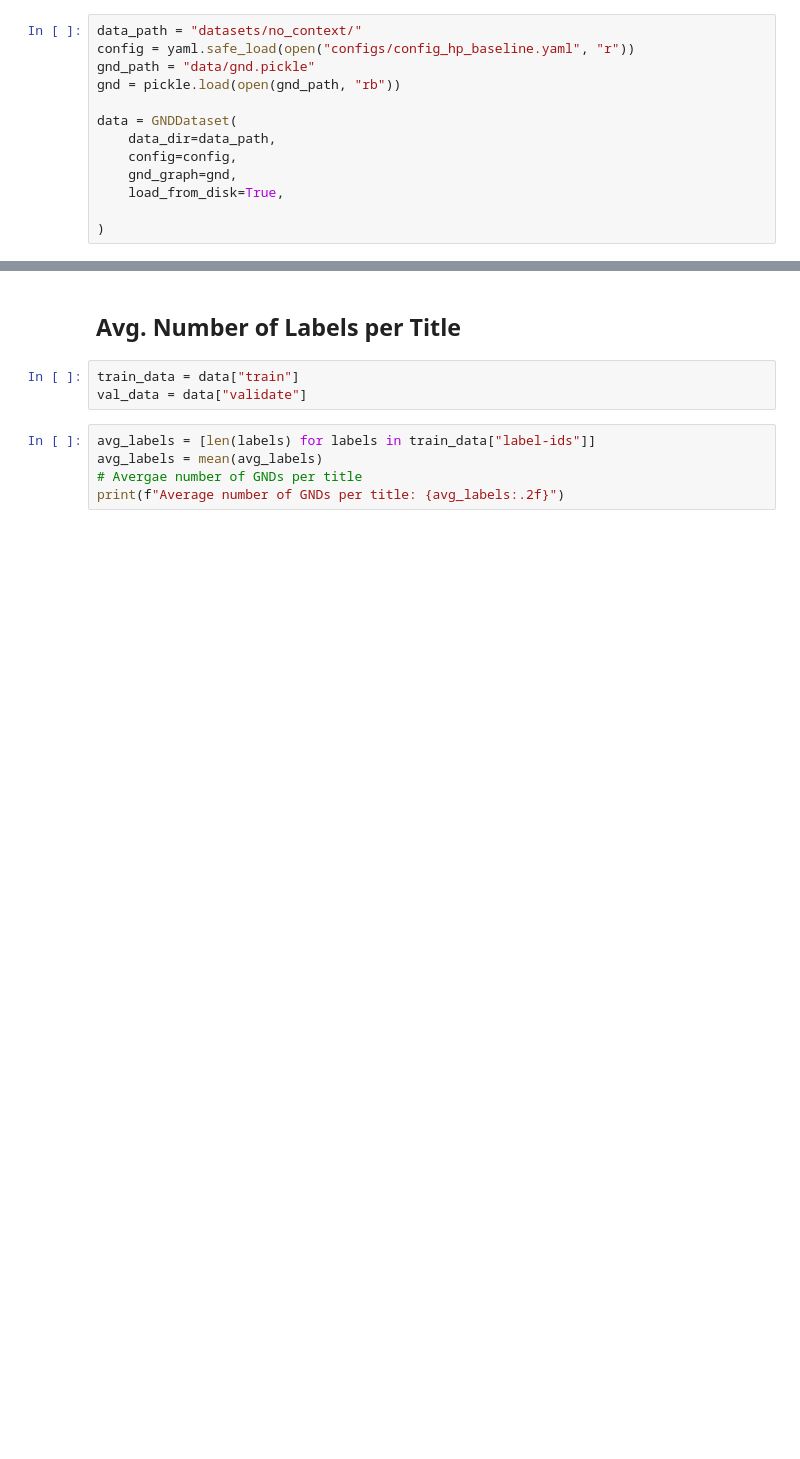
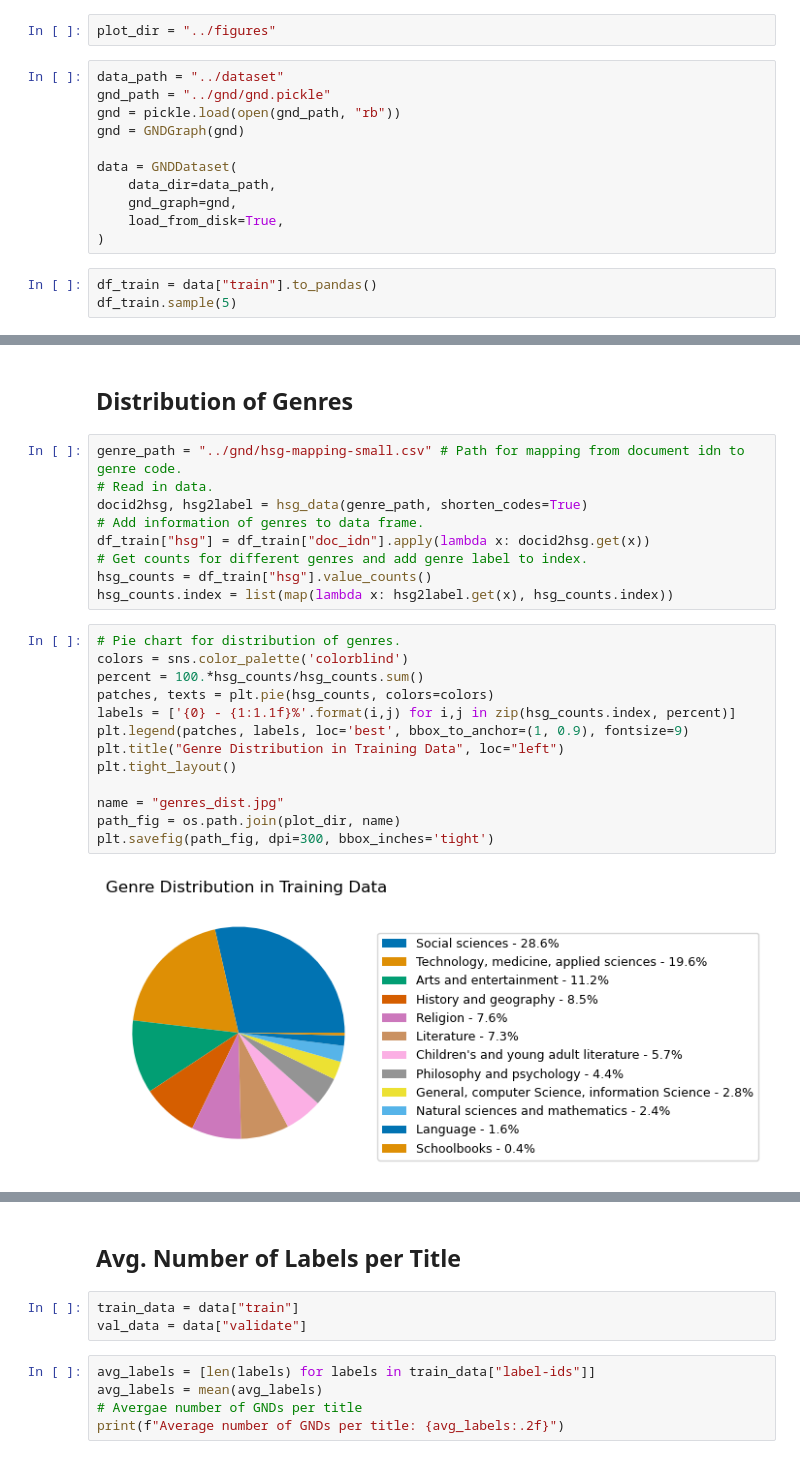
Before and after one commit to katjakon/xmlc-knowledge, a Jupyter notebook: notebooks/figures.ipynb, the cells around one changed output, grey strips where cells are left out. Drawn from its saved outputs; the diff is of its cells as text; blank space fills up the shorter version.

Commit message:
Update figures

```diff
--- a/notebooks/figures.ipynb
+++ b/notebooks/figures.ipynb
@@ -17,13 +22,16 @@ import random
+# %%
+plot_dir = "../figures"
 # %%
-data_path = "datasets/no_context/"
-config = yaml.safe_load(open("configs/config_hp_baseline.yaml", "r"))
-gnd_path = "data/gnd.pickle"
+data_path = "../dataset"
+gnd_path = "../gnd/gnd.pickle"
 gnd = pickle.load(open(gnd_path, "rb"))
+gnd = GNDGraph(gnd)
 
 data = GNDDataset(
     data_dir=data_path,
-    config=config,
     gnd_graph=gnd,
     load_from_disk=True,
-
 )
+# %%
+df_train = data["train"].to_pandas()
+df_train.sample(5)
@@ -29,0 +45,26 @@ data = GNDDataset(
+# %% [markdown]
+## Distribution of Genres
+# %%
+genre_path = "../gnd/hsg-mapping-small.csv" # Path for mapping from document idn to genre code.
+# Read in data.
+docid2hsg, hsg2label = hsg_data(genre_path, shorten_codes=True)
+# Add information of genres to data frame.
+df_train["hsg"] = df_train["doc_idn"].apply(lambda x: docid2hsg.get(x))
+# Get counts for different genres and add genre label to index.
+hsg_counts = df_train["hsg"].value_counts()
+hsg_counts.index = list(map(lambda x: hsg2label.get(x), hsg_counts.index))
+# %%
+# Pie chart for distribution of genres.
+colors = sns.color_palette('colorblind')
+percent = 100.*hsg_counts/hsg_counts.sum()
+patches, texts = plt.pie(hsg_counts, colors=colors)
+labels = ['{0} - {1:1.1f}%'.format(i,j) for i,j in zip(hsg_counts.index, percent)]
+plt.legend(patches, labels, loc='best', bbox_to_anchor=(1, 0.9), fontsize=9)
+plt.title("Genre Distribution in Training Data", loc="left")
+plt.tight_layout()
+
+name = "genres_dist.jpg"
+path_fig = os.path.join(plot_dir, name)
+plt.savefig(path_fig, dpi=300, bbox_inches='tight')
+# %% [output]
+[figure, added]
```
Also changed, not shown: parts of 7 cells of this notebook, 3 other files.
